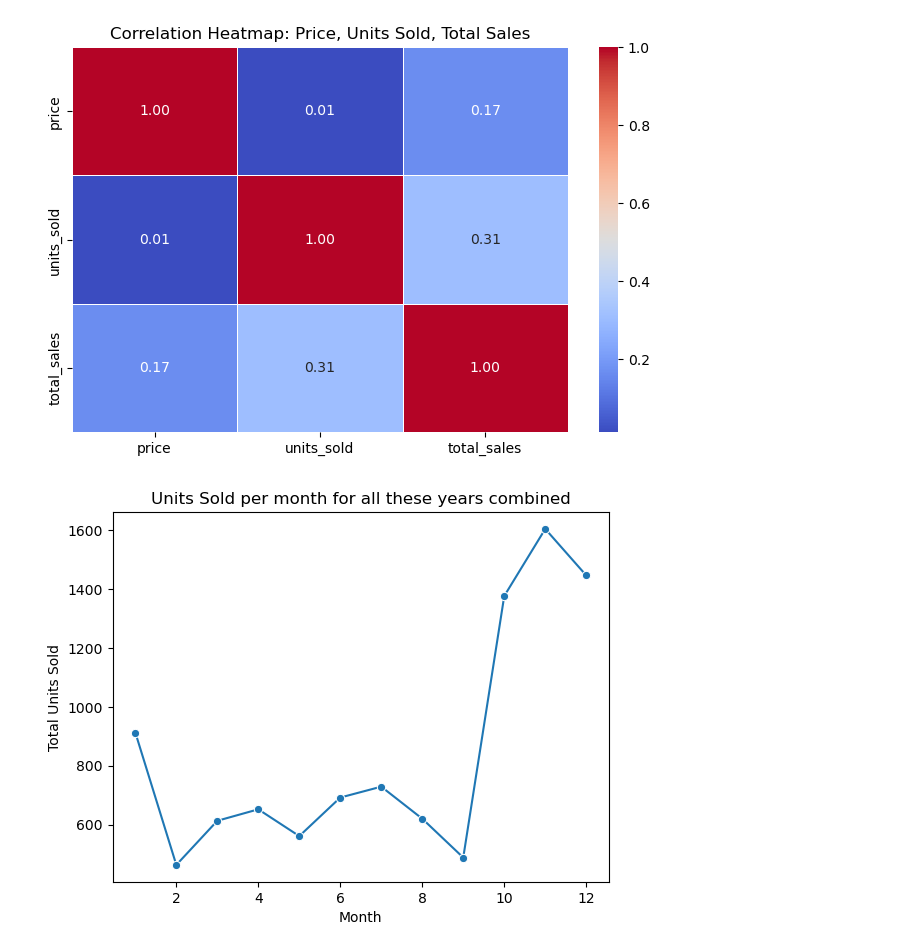
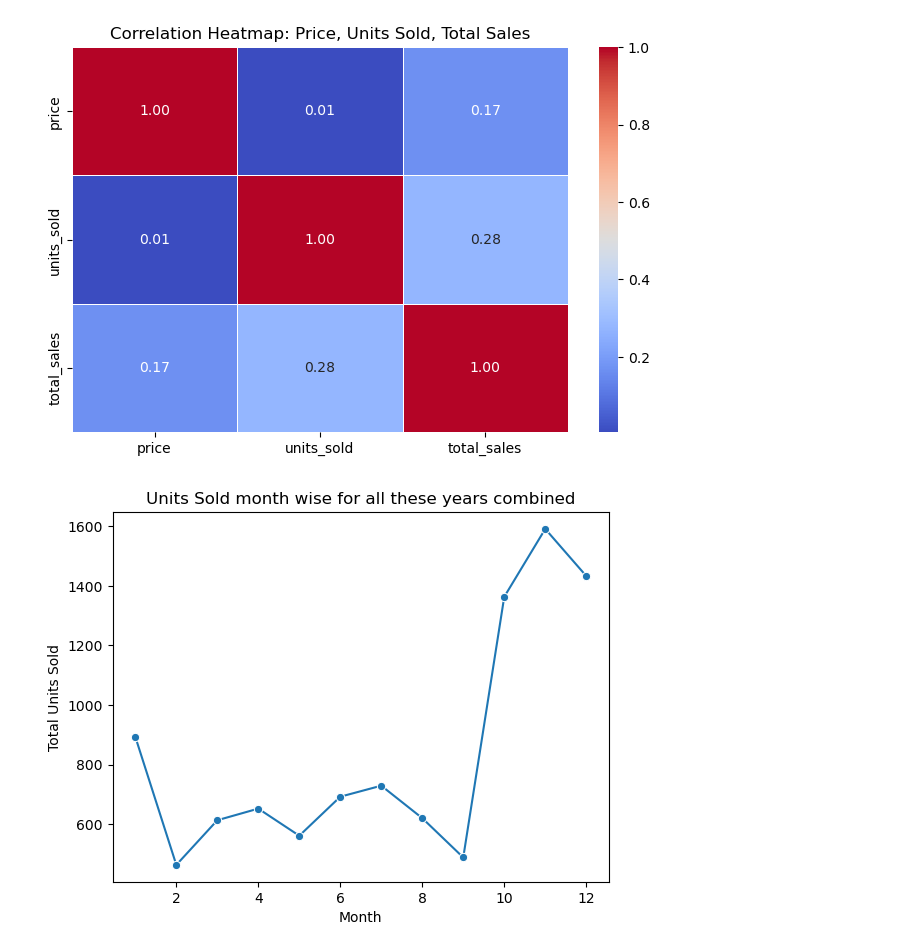
Before and after one commit to meersuhaib191/Week1_foundations, a Jupyter notebook: WEEK 2/csv_handling.ipynb, the cells around one changed output. Drawn from its saved outputs; the diff is of its cells as text; code cells hidden in the pictures.

```diff
--- a/WEEK 2/csv_handling.ipynb
+++ b/WEEK 2/csv_handling.ipynb
@@ -115,7 +144,7 @@ plt.show()
 # %%
 
 #Here i have detected outliers in units sold . Now i am going to handle them using bounds . Here i will be taking 50 as the max units sold without these outliers is 44 .
-df['units_sold'] = df['units_sold'].clip(lower=0, upper=60)
+df['units_sold'] = df['units_sold'].clip(lower=0, upper=50)
 # %%
 print("Maximum units sold:", df["units_sold"].max())
 # %% [output]
@@ -315,18 +344,18 @@ plt.show()
 # %%
 
 monthly_sales = df.groupby("month")["units_sold"].sum().reset_index()
 
 
 sns.lineplot(
     x="month",
     y="units_sold",
     data=monthly_sales,
     marker="o"
 )
 
-plt.title("Units Sold per month for all these years combined")
+plt.title("Units Sold month wise for all these years combined")
 plt.xlabel("Month")
 plt.ylabel("Total Units Sold")
 plt.show()
 # %% [output]
-[figure, old version]
+[figure, new version]
```
Also changed, not shown: parts of 14 cells of this notebook, 1 other file.
